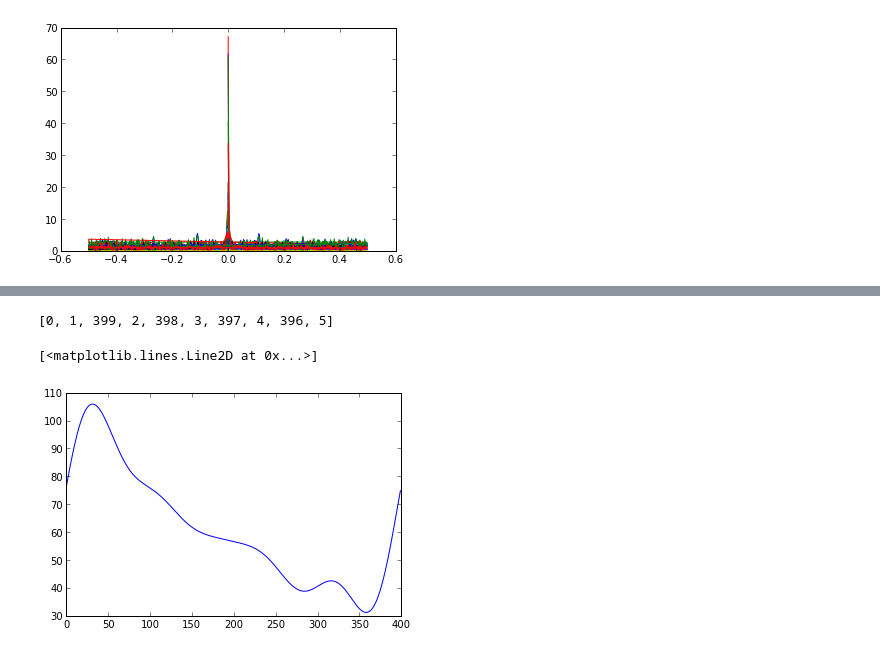
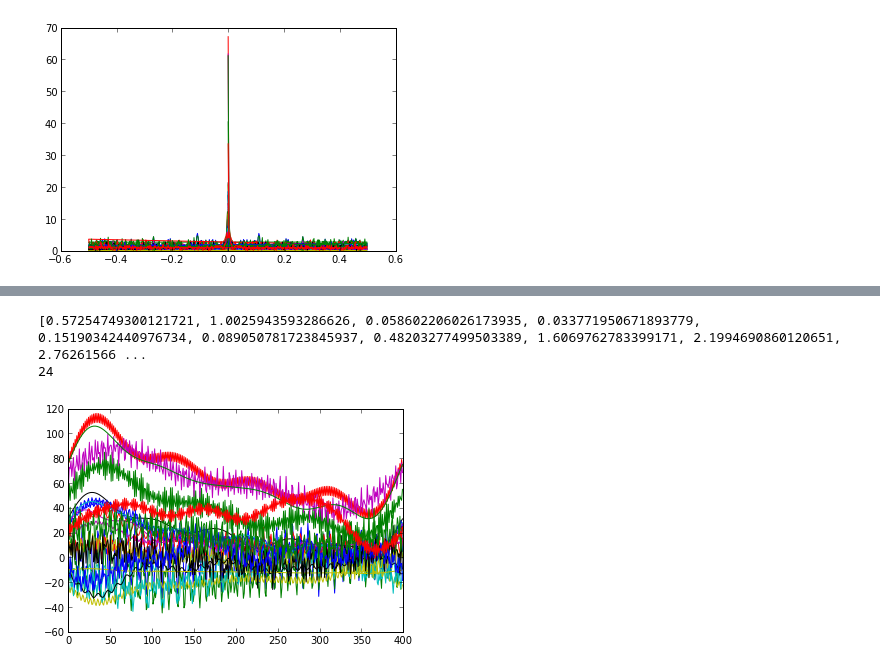
Before and after one commit to MateoJimenez19/Tarea_5-, a Jupyter notebook: Tarea5_1.ipynb, the cells around one changed output, grey strips where cells are left out. Drawn from its saved outputs; the diff is of its cells as text; code cells hidden in the pictures.

Commit message:
Se modifico para calcular el chi2 de las 24 señales

```diff
--- a/Tarea5_1.ipynb
+++ b/Tarea5_1.ipynb
@@ -46,36 +35,48 @@ for i in range(24):
-# %%
-#Busca los indices de las 10 potencias mayores
-senali = datos[:,15]
-indices = []
-potencias=pow(abs(fft(senali)),2)
-
-for i in range(10):
-   mayor = 0
-   for j in range(400):
-        if (potencias[j] > mayor):
-            mayor = potencias[j]
-            indiceMayor = j
-   potencias[indiceMayor] = 0
-   indices.append(indiceMayor)
-
-
-print indices
-# %% [output]
-[0, 1, 399, 2, 398, 3, 397, 4, 396, 5]
 # %%
-#Deja solo los 10 mayores valores
-fft_x10 = fft(senali)
-i=0
-for j in range(400):
+#Busca los indices de las 10 potencias mayores
+chi = []
+for k in range (24):
+    senali = datos[:,k]
+    indices = []
+    potencias=pow(abs(fft(senali)),2)
 
-    if (j!=indices[0] and j!=indices[1] and j!=indices[2] and j!=indices[3] and j!=indices[4] and j!=indices[5] and j!=indices[6] and j!=indices[7] and j!=indices[8] and j!=indices[9]):
-       fft_x10[j] = 0
+    #busca los indices de las 10 potencias mayores
+    for i in range(10):
+       mayor = 0
+       for j in range(400):
+           if (potencias[j] > mayor):
+               mayor = potencias[j]
+               indiceMayor = j
+       potencias[indiceMayor] = 0
+       indices.append(indiceMayor)
 
 
-#print fft_x10
-invsenal10 = ifft(fft_x10)
-plt.plot (invsenal10)
-#plt.plot (senali)
+   # print indices
+
+    #Deja solo los 10 mayores valores vuelve cero las demas
+    fft_x10 = fft(senali)
+    i=0
+    for j in range(400):
+        if (j!=indices[0] and j!=indices[1] and j!=indices[2] and j!=indices[3] and j!=indices[4] and j!=indices[5] and j!=indices[6] and j!=indices[7] and j!=indices[8] and j!=indices[9]):
+            fft_x10[j] = 0
+
+
+    #Reconstruimos la señal con las 10 frecuencias mayores
+    invsenal10 = ifft(fft_x10)
+    plt.plot (invsenal10)
+
+    #Calcular chi². Creamos un vector con los chi de cada señal
+    chi2 = 0
+    dif = 0
+    for i in range(400):
+        dif = pow((senali[i]-invsenal10.real[i]),2)
+        chi2 = chi2 + dif
+        chi2 = chi2/400
+    chi.append(chi2)
+
+print chi
+print size(chi)
 # %% [output]
-[<matplotlib.lines.Line2D at 0x...>]
+[0.57254749300121721, 1.0025943593286626, 0.058602206026173935, 0.033771950671893779, 0.15190342440976734, 0.089050781723845937, 0.48203277499503389, 1.6069762783399171, 2.1994690860120651, 2.76261566 ...
+24
-[figure, old version]
+[figure, new version]
```
Also changed, not shown: parts of 2 cells of this notebook.
